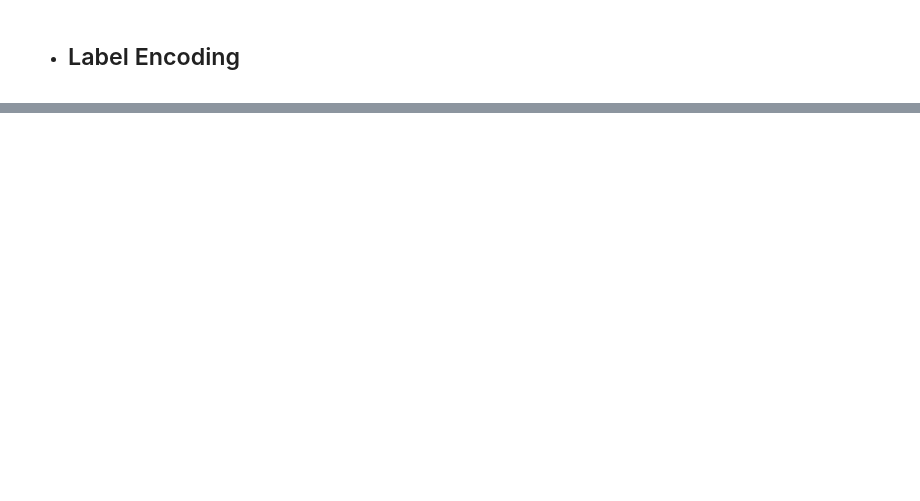
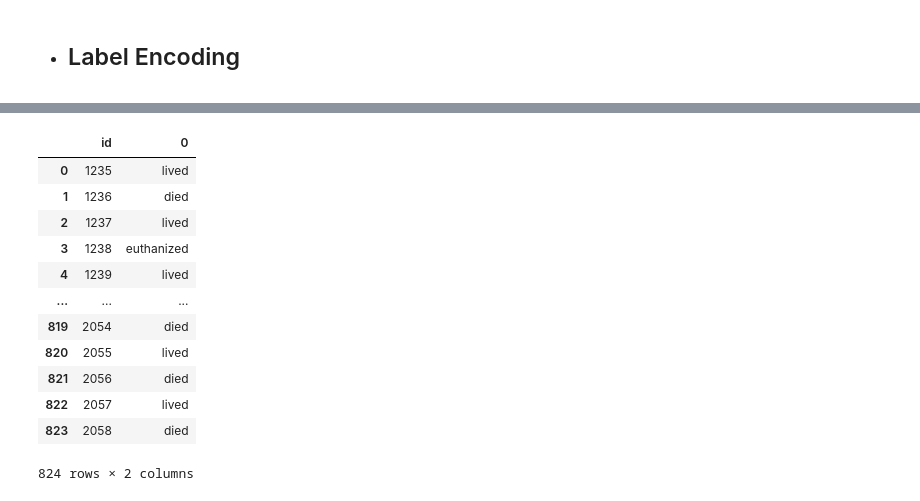
Before and after one commit to JayaWinata/Final-Project-PPM, a Jupyter notebook: Horses-Health/horses_health.ipynb, the cells around one changed output, grey strips where cells are left out. Drawn from its saved outputs; the diff is of its cells as text; code cells hidden in the pictures; blank space fills up the shorter version.

```diff
--- a/Horses-Health/horses_health.ipynb
+++ b/Horses-Health/horses_health.ipynb
@@ -201,0 +223,4 @@ df_X_train
+# %%
+gaussian_nb = GaussianNB()
+gaussian_nb.fit(X_train,y_train)
+temp.append(('GaussianNB',gaussian_nb.score(X_test,y_test)))
@@ -201,0 +229,4 @@ df_X_train
+# %%
+svm = SVC()
+svm.fit(X_train,y_train)
+temp.append(('SVM',svm.score(X_test,y_test)))
@@ -201,0 +235,4 @@ df_X_train
+# %%
+knn = KNeighborsClassifier()
+knn.fit(X_train.values,y_train.values)
+temp.append(('KNN',knn.score(X_test.values,y_test.values)))
@@ -201,0 +265,19 @@ df_X_train
+# %%
+y_pred = knn.predict(df_test.iloc[:,1:].values)
+# %%
+submission = pd.concat([df_test['id'],pd.DataFrame(y_pred)],axis=1)
+submission
+# %% [output]
+|  | id | 0 |
+| 0 | 1235 | lived |
+| 1 | 1236 | died |
+| 2 | 1237 | lived |
+| 3 | 1238 | euthanized |
+| 4 | 1239 | lived |
+| ... | ... | ... |
+| 819 | 2054 | died |
+| 820 | 2055 | lived |
+| 821 | 2056 | died |
+| 822 | 2057 | lived |
+| 823 | 2058 | died |
+824 rows × 2 columns
```
Also changed, not shown: parts of 24 cells of this notebook, 1 other file.
